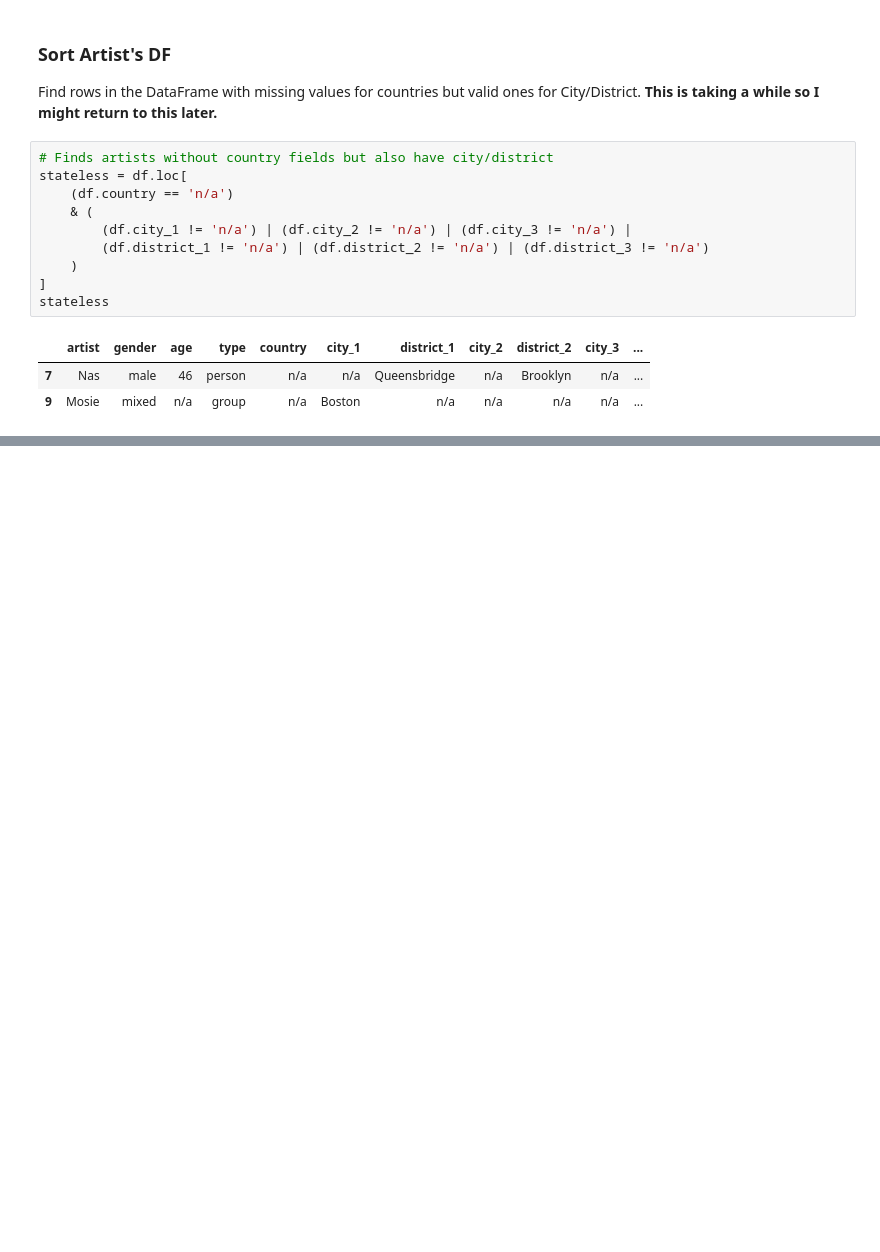
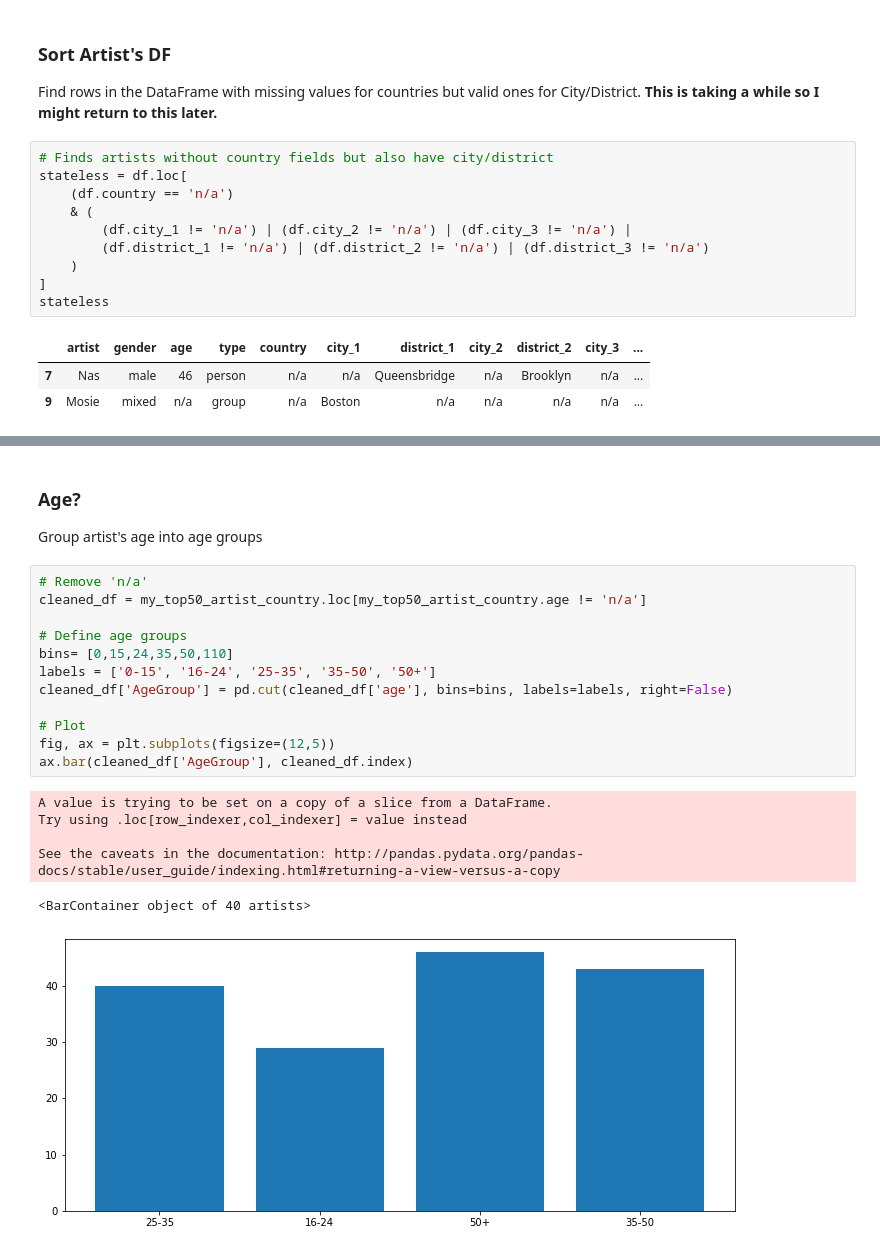
Before and after one commit to jacKlinc/spotify-usage-analysis, a Jupyter notebook: notebooks/1_spotipy_scraping_src.ipynb, the cells around one changed output, grey strips where cells are left out. Drawn from its saved outputs; the diff is of its cells as text; blank space fills up the shorter version.

```diff
--- a/notebooks/1_spotipy_scraping_src.ipynb
+++ b/notebooks/1_spotipy_scraping_src.ipynb
@@ -568,0 +605,22 @@ f
+# %% [markdown]
+### Age?
+Group artist's age into age groups
+# %%
+# Remove 'n/a'
+cleaned_df = my_top50_artist_country.loc[my_top50_artist_country.age != 'n/a']
+
+# Define age groups
+bins= [0,15,24,35,50,110]
+labels = ['0-15', '16-24', '25-35', '35-50', '50+']
+cleaned_df['AgeGroup'] = pd.cut(cleaned_df['age'], bins=bins, labels=labels, right=False)
+
+# Plot
+fig, ax = plt.subplots(figsize=(12,5))
+ax.bar(cleaned_df['AgeGroup'], cleaned_df.index)
+# %% [output]
+A value is trying to be set on a copy of a slice from a DataFrame.
+Try using .loc[row_indexer,col_indexer] = value instead
+
+See the caveats in the documentation: http://pandas.pydata.org/pandas-docs/stable/user_guide/indexing.html#returning-a-view-versus-a-copy
+<BarContainer object of 40 artists>
+[figure, added]
```
Also changed, not shown: parts of 16 cells of this notebook, 3 other files.
